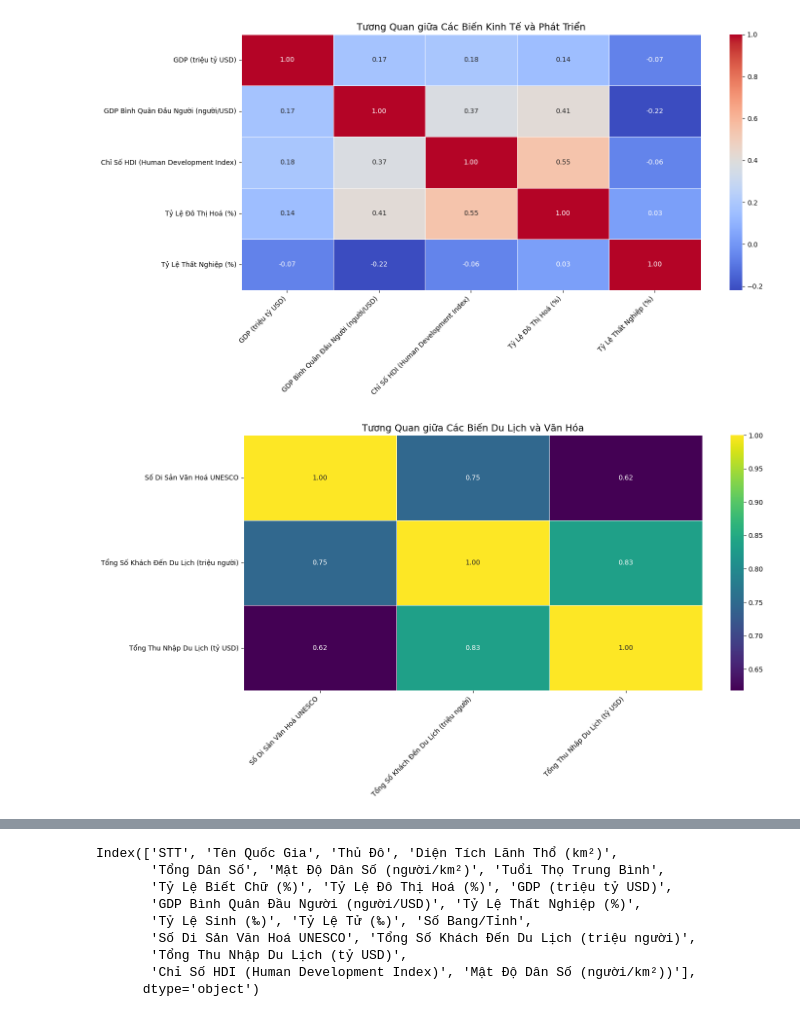
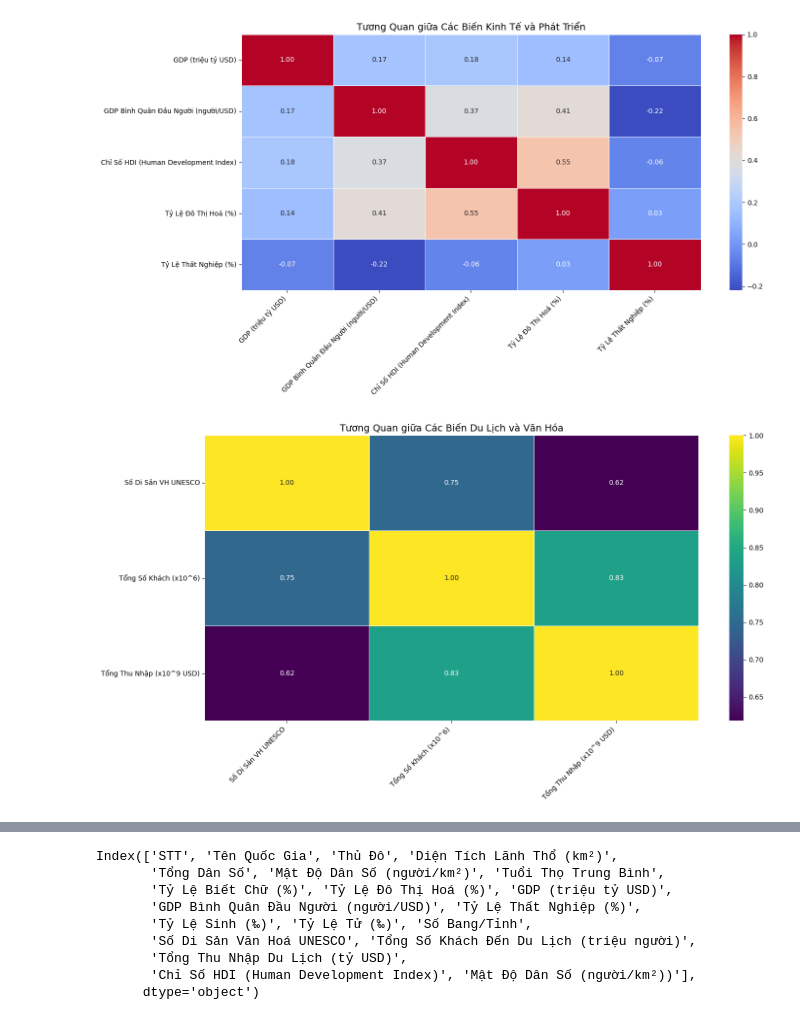
Before and after one commit to HUyEsona/Data-visualization-axis, a Jupyter notebook: main.ipynb, the cells around one changed output, grey strips where cells are left out. Drawn from its saved outputs; the diff is of its cells as text; code cells hidden in the pictures.

```diff
--- a/main.ipynb
+++ b/main.ipynb
@@ -568,23 +532,31 @@ plt.show()
 [figure]
 # %%
 
-# Chọn các cột cho Nhóm 3
+
 tourism_culture_cols = ['Số Di Sản Văn Hoá UNESCO',
                         'Tổng Số Khách Đến Du Lịch (triệu người)',
                         'Tổng Thu Nhập Du Lịch (tỷ USD)']
 
 # Tính ma trận tương quan cho Nhóm 3
 correlation_matrix_tourism = df[tourism_culture_cols].corr()
 
+# Tạo labels mới cho heatmap
+new_labels = [
+    'Số Di Sản VH UNESCO',
+    'Tổng Số Khách (x10^6)',
+    'Tổng Thu Nhập (x10^9 USD)'
+]
+
 plt.figure(figsize=(15, 8))
-sns.heatmap(correlation_matrix_tourism, annot=True, cmap='viridis', fmt=".2f", linewidths=.5)
+sns.heatmap(correlation_matrix_tourism, annot=True, cmap='viridis', fmt=".2f", linewidths=.5,
+            xticklabels=new_labels, yticklabels=new_labels)
 plt.title('Tương Quan giữa Các Biến Du Lịch và Văn Hóa', fontsize=14)
 plt.xticks(rotation=45, ha='right')
 plt.yticks(rotation=0)
 plt.tight_layout()
 plt.show()
 # %% [output]
-[figure, old version]
+[figure, new version]
 # %%
 plt.figure(figsize=(15, 60))
 
```
Also changed, not shown: parts of 8 cells of this notebook.
